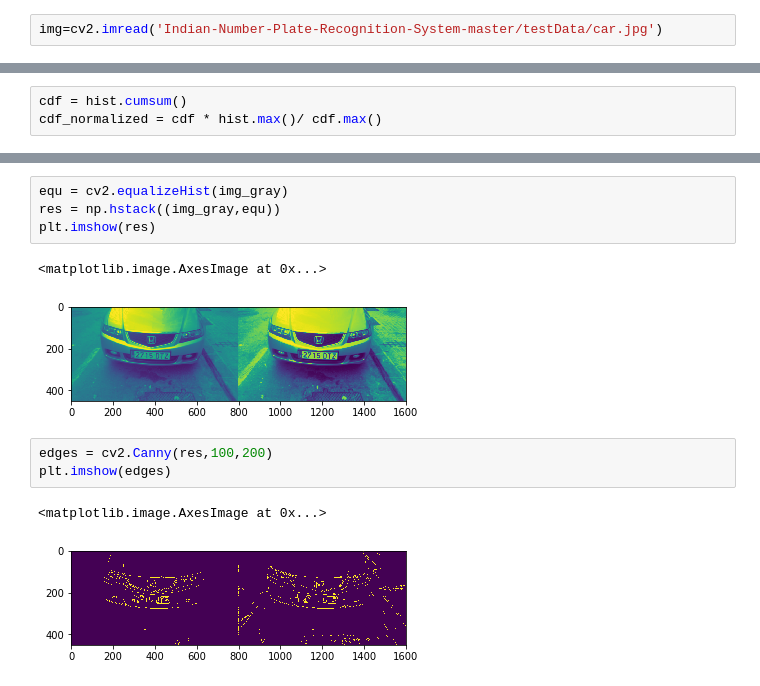
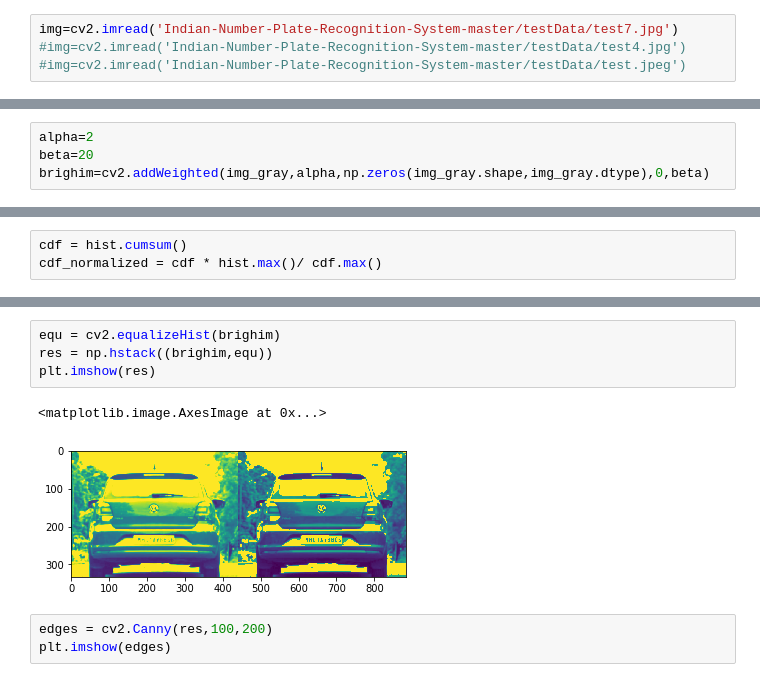
Before and after one commit to sachin16495/car_number_plate, a Jupyter notebook: Car Number Plate Detection Sample.ipynb, the cells around one changed output, grey strips where cells are left out. Cells and saved outputs as stored; diff of their text form.

```diff
--- a/Car Number Plate Detection Sample.ipynb
+++ b/Car Number Plate Detection Sample.ipynb
@@ -7,7 +7,9 @@ from scipy import ndimage
 # %%
 import matplotlib.pyplot as plt
 # %%
-img=cv2.imread('Indian-Number-Plate-Recognition-System-master/testData/car.jpg')
+img=cv2.imread('Indian-Number-Plate-Recognition-System-master/testData/test7.jpg')
+#img=cv2.imread('Indian-Number-Plate-Recognition-System-master/testData/test4.jpg')
+#img=cv2.imread('Indian-Number-Plate-Recognition-System-master/testData/test.jpeg')
 # %%
 plt.imshow(img)
 # %% [output]
@@ -53,0 +193,4 @@ import numpy as np
+# %%
+alpha=2
+beta=20
+brighim=cv2.addWeighted(img_gray,alpha,np.zeros(img_gray.shape,img_gray.dtype),0,beta)
@@ -72,14 +217,11 @@ plt.show()
 # %%
-equ = cv2.equalizeHist(img_gray)
-res = np.hstack((img_gray,equ))
+equ = cv2.equalizeHist(brighim)
+res = np.hstack((brighim,equ))
 plt.imshow(res)
 # %% [output]
 <matplotlib.image.AxesImage at 0x...>
-[figure, old version]
+[figure, new version]
 # %%
 edges = cv2.Canny(res,100,200)
 plt.imshow(edges)
-# %% [output]
-<matplotlib.image.AxesImage at 0x...>
-[figure, removed]
 # %%
```
Also changed, not shown: parts of 29 cells of this notebook.
